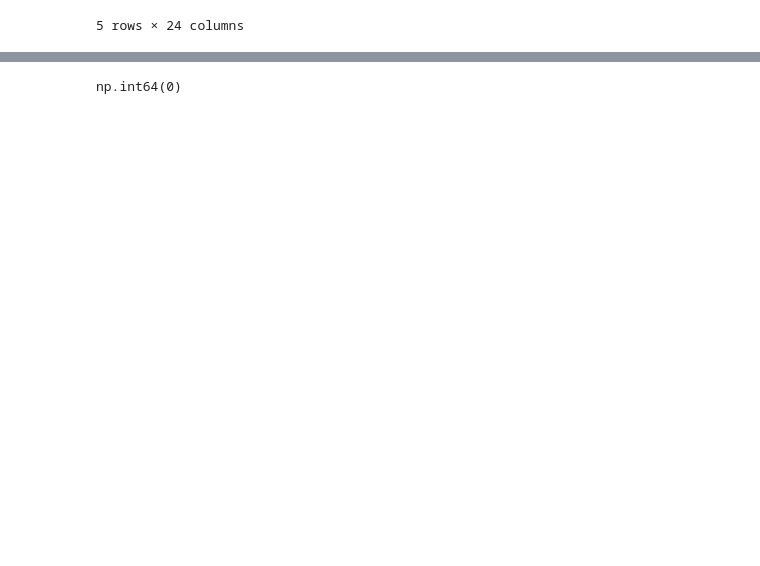
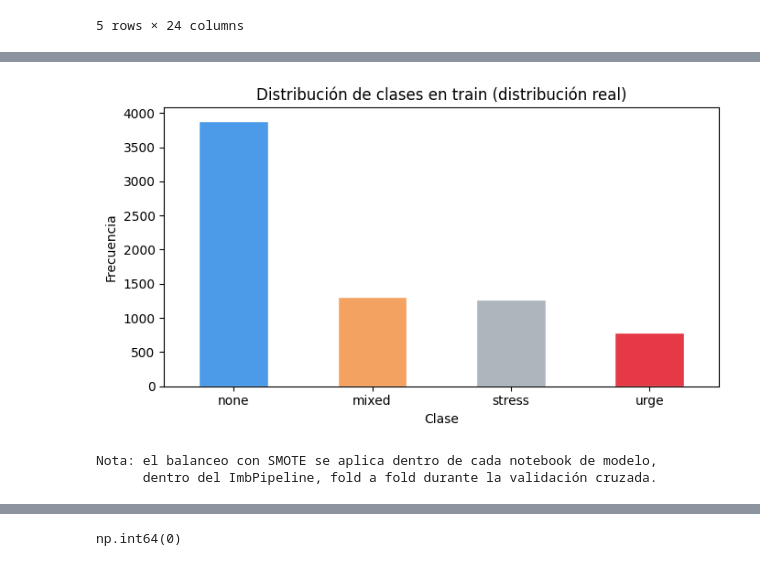
Before and after one commit to Bootcamp-IA-P6/Proyecto7_Equipo3_Multiclase, a Jupyter notebook: notebooks/01_pipeline.ipynb, the cells around one changed output, grey strips where cells are left out. Saved outputs shown, nothing was run; the diff lists cells and outputs as text; code cells hidden in the pictures; blank space fills up the shorter version.

```diff
--- a/notebooks/01_pipeline.ipynb
+++ b/notebooks/01_pipeline.ipynb
@@ -162,2 +134,22 @@ Dimensiones de X_test_final: (1815, 23)
+# %%
+# Visualización de la distribución real de clases (sin balancear)
+# Los modelos recibirán estos datos tal cual y aplicarán SMOTE internamente.
+fig, ax = plt.subplots(figsize=(7, 4))
+y_train.value_counts().plot(kind='bar', ax=ax,
+                             title='Distribución de clases en train (distribución real)',
+                             color=['#4C9BE8', '#F4A261', '#ADB5BD', '#E63946'],
+                             edgecolor='white')
+ax.set_xlabel('Clase')
+ax.set_ylabel('Frecuencia')
+plt.xticks(rotation=0)
+plt.tight_layout()
+plt.show()
+
+print("\nNota: el balanceo con SMOTE se aplica dentro de cada notebook de modelo,")
+print("      dentro del ImbPipeline, fold a fold durante la validación cruzada.")
+# %% [output]
+[figure, added]
+Nota: el balanceo con SMOTE se aplica dentro de cada notebook de modelo,
+      dentro del ImbPipeline, fold a fold durante la validación cruzada.
 # %%
 # Verificación de la integridad de los datos finales
```
Also changed, not shown: parts of 14 cells of this notebook, 11 other files.
